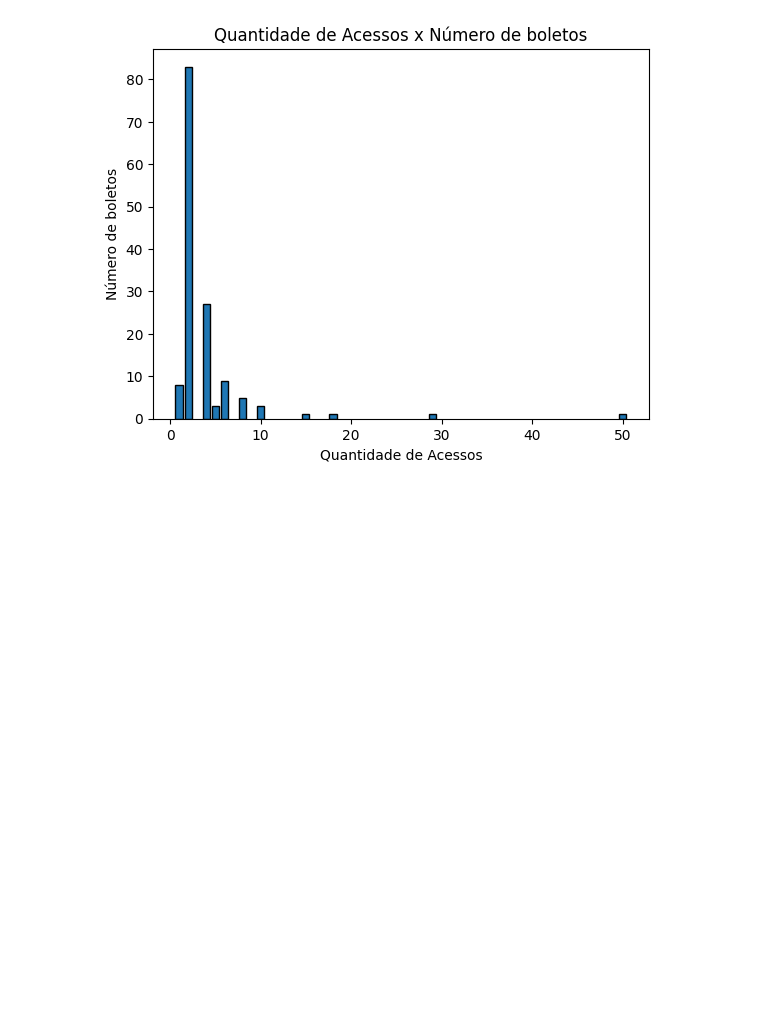
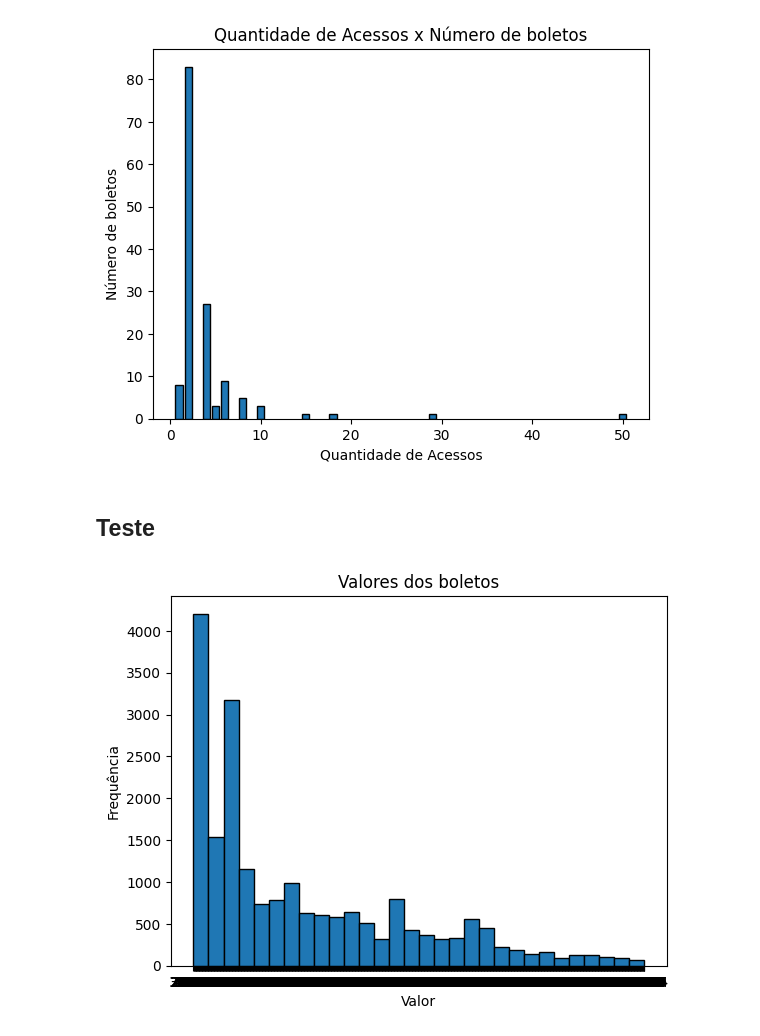
Before and after one commit to jjalmeidadev/payback-projeto, a Jupyter notebook: notebooks/Exploração_de_Dados,_Pré_processamento_e_Levantamento_de_Hipóteses_The_Seven.ipynb, the cells around one changed output. Drawn from its saved outputs; the diff is of its cells as text; code cells hidden in the pictures; blank space fills up the shorter version.

Commit message:
Cria gráficos sobre os boletos

```diff
--- a/notebooks/Exploração_de_Dados,_Pré_processamento_e_Levantamento_de_Hipóteses_The_Seven.ipynb
+++ b/notebooks/Exploração_de_Dados,_Pré_processamento_e_Levantamento_de_Hipóteses_The_Seven.ipynb
@@ -402,3 +402,16 @@ Try using .loc[row_indexer,col_indexer] = value instead
 See the caveats in the documentation: https://pandas.pydata.org/pandas-docs/stable/user_guide/indexing.html#returning-a-view-versus-a-copy
   boletosNaoPagos['qtd_acessos_pagador'] = boletosNaoPagos['qtd_acessos_pagador'].replace('\\N', 0)
 [figure]
+# %% [markdown]
+## Teste
+# %%
+vBoleto = df_gf['vl_boleto'].value_counts().sort_index()
+
+plt.hist(df_gf['vl_boleto'], bins=30, edgecolor="black")
+
+plt.title("Valores dos boletos")
+plt.xlabel("Valor")
+plt.ylabel("Frequência")
+plt.show()
+# %% [output]
+[figure, added]
```
Also changed, not shown: parts of 3 cells of this notebook.
